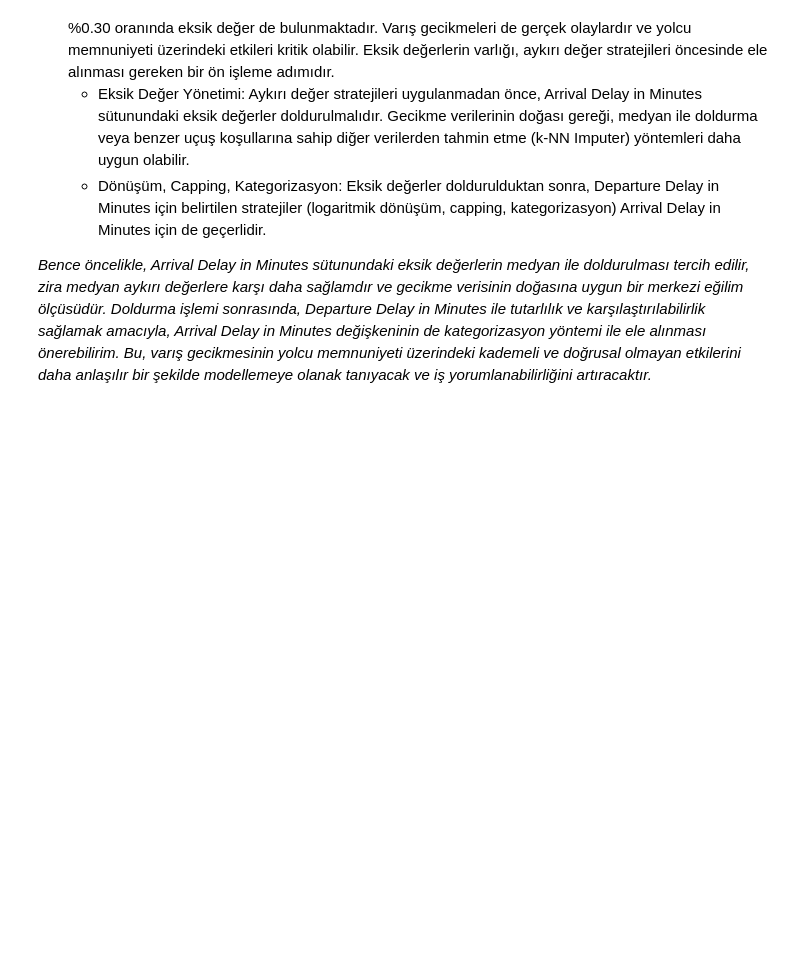
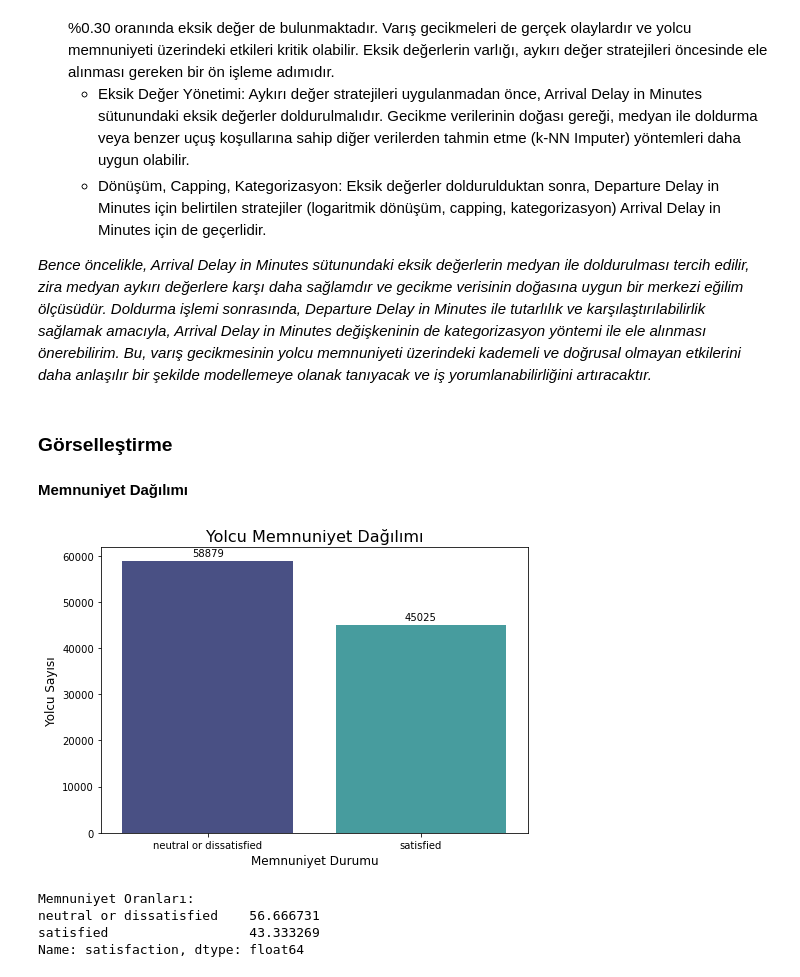
Before and after one commit to YarenAyan/Airline-Passenger-Satisfaction-Data-Analysis, a Jupyter notebook: Airline Passenger Satisfaction TR.ipynb, the cells around one changed output. Saved outputs shown, nothing was run; the diff lists cells and outputs as text; code cells hidden in the pictures; blank space fills up the shorter version.

Commit message:
Görselleştirmeler

```diff
--- a/Airline Passenger Satisfaction TR.ipynb
+++ b/Airline Passenger Satisfaction TR.ipynb
@@ -559,3 +559,31 @@ Bu proje ödevi bir veri analiz projesi olduğundan, veri setindeki orijinal bil
     * Dönüşüm, Capping, Kategorizasyon: Eksik değerler doldurulduktan sonra, Departure Delay in Minutes için belirtilen stratejiler (logaritmik dönüşüm, capping, kategorizasyon) Arrival Delay in Minutes için de geçerlidir.
 
 *Bence öncelikle, Arrival Delay in Minutes sütunundaki eksik değerlerin medyan ile doldurulması tercih edilir, zira medyan aykırı değerlere karşı daha sağlamdır ve gecikme verisinin doğasına uygun bir merkezi eğilim ölçüsüdür. Doldurma işlemi sonrasında, Departure Delay in Minutes ile tutarlılık ve karşılaştırılabilirlik sağlamak amacıyla, Arrival Delay in Minutes değişkeninin de kategorizasyon yöntemi ile ele alınması önerebilirim. Bu, varış gecikmesinin yolcu memnuniyeti üzerindeki kademeli ve doğrusal olmayan etkilerini daha anlaşılır bir şekilde modellemeye olanak tanıyacak ve iş yorumlanabilirliğini artıracaktır.*
+# %% [markdown]
+### Görselleştirme
+# %% [markdown]
+**Memnuniyet Dağılımı**
+# %%
+satisfaction_counts = train_df['satisfaction'].value_counts() #train_df DataFrame içinden satisfaction sütununun değerlerini alır ve satisfaction_counts adında bir Series oluşturur.
+
+plt.figure(figsize=(7, 5))
+sns.barplot(x=satisfaction_counts.index, y=satisfaction_counts.values, palette='mako')
+plt.title('Yolcu Memnuniyet Dağılımı', fontsize=16)
+plt.xlabel('Memnuniyet Durumu', fontsize=12)
+plt.ylabel('Yolcu Sayısı', fontsize=12)
+plt.xticks(rotation=0)
+
+for index, value in enumerate(satisfaction_counts.values): #satisfaction_counts Series'inin değerlerini döngü ile gezer ve her değerin üzerine bir etiket ekler.
+    plt.text(index, value + 500, str(value), ha='center', va='bottom', fontsize=10)
+
+plt.tight_layout()
+plt.show()
+
+print("\nMemnuniyet Oranları:")
+print(train_df['satisfaction'].value_counts(normalize=True) * 100) #train_df DataFrame içinden satisfaction sütununun değerlerini alır ve normalize=True parametresi ile yüzdesel dağılımı görüntüler.
+# %% [output]
+[figure, added]
+Memnuniyet Oranları:
+neutral or dissatisfied    56.666731
+satisfied                  43.333269
+Name: satisfaction, dtype: float64
```
Also changed, not shown: parts of 27 cells of this notebook.
